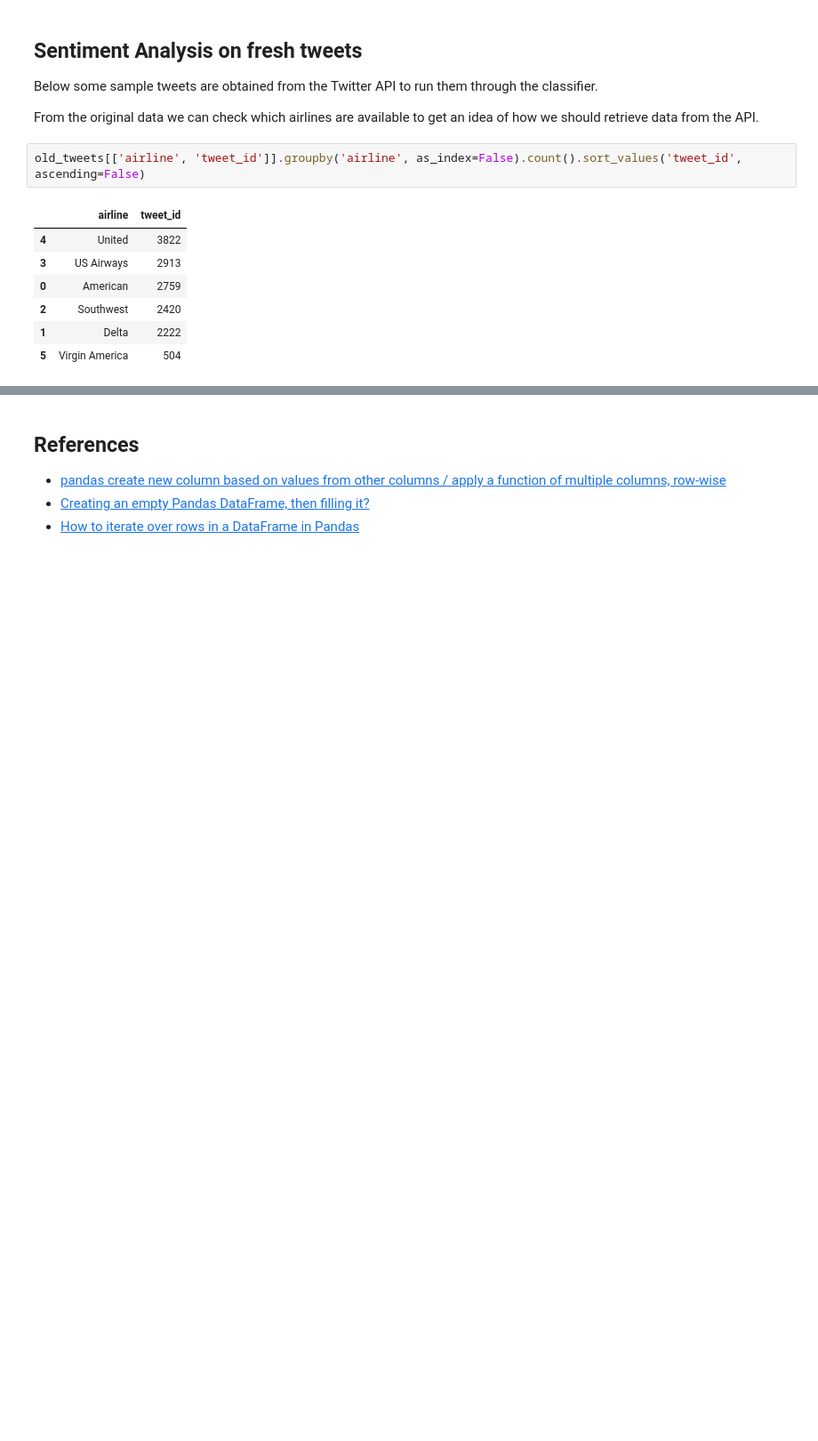
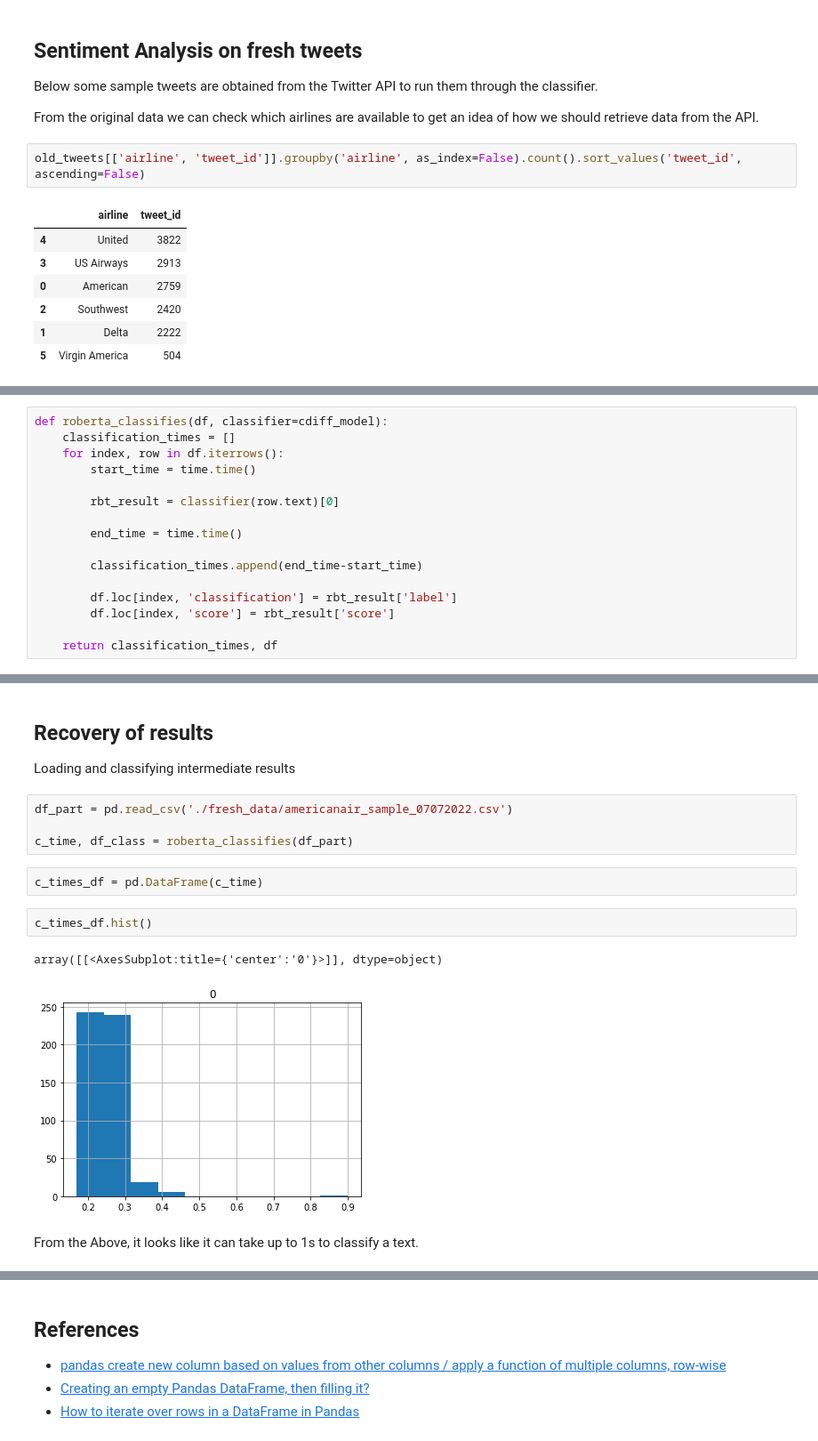
Before and after one commit to LaloLoop/SENG8080-Airline-sentiment-analysis, a Jupyter notebook: hugging-face.ipynb, the cells around one changed output, grey strips where cells are left out. Shown: that part at 89% size. Drawn from its saved outputs; the diff is of its cells as text; blank space fills up the shorter version.

```diff
--- a/hugging-face.ipynb
+++ b/hugging-face.ipynb
@@ -176,0 +244,16 @@ old_tweets[['airline', 'tweet_id']].groupby('airline', as_index=False).count().s
+# %%
+def roberta_classifies(df, classifier=cdiff_model):
+    classification_times = []
+    for index, row in df.iterrows():
+        start_time = time.time()
+
+        rbt_result = classifier(row.text)[0]
+
+        end_time = time.time()
+
+        classification_times.append(end_time-start_time)
+
+        df.loc[index, 'classification'] = rbt_result['label']
+        df.loc[index, 'score'] = rbt_result['score']
+
+    return classification_times, df
@@ -176,0 +383,17 @@ old_tweets[['airline', 'tweet_id']].groupby('airline', as_index=False).count().s
+# %% [markdown]
+## Recovery of results
+
+Loading and classifying intermediate results
+# %%
+df_part = pd.read_csv('./fresh_data/americanair_sample_07072022.csv')
+
+c_time, df_class = roberta_classifies(df_part)
+# %%
+c_times_df = pd.DataFrame(c_time)
+# %%
+c_times_df.hist()
+# %% [output]
+array([[<AxesSubplot:title={'center':'0'}>]], dtype=object)
+[figure, added]
+# %% [markdown]
+From the Above, it looks like it can take up to 1s to classify a text.
```
Also changed, not shown: parts of 30 cells of this notebook, 30 other files.
